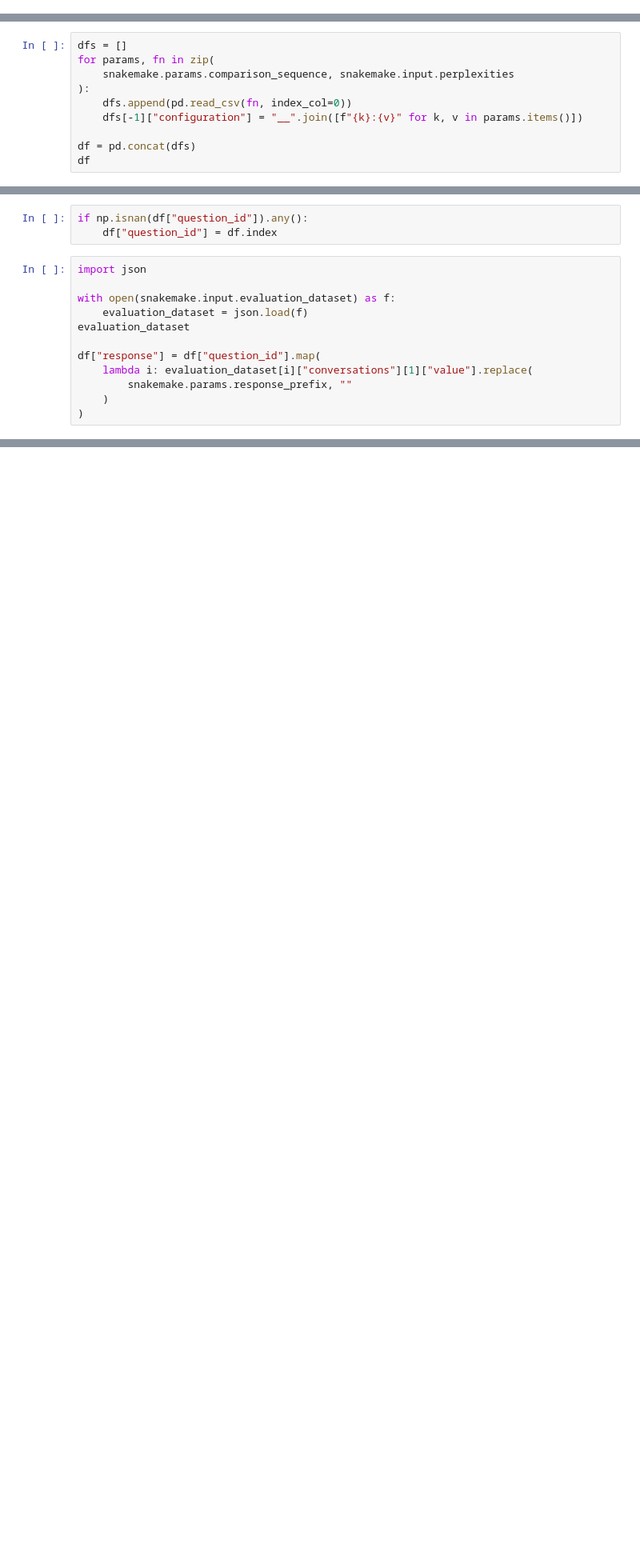
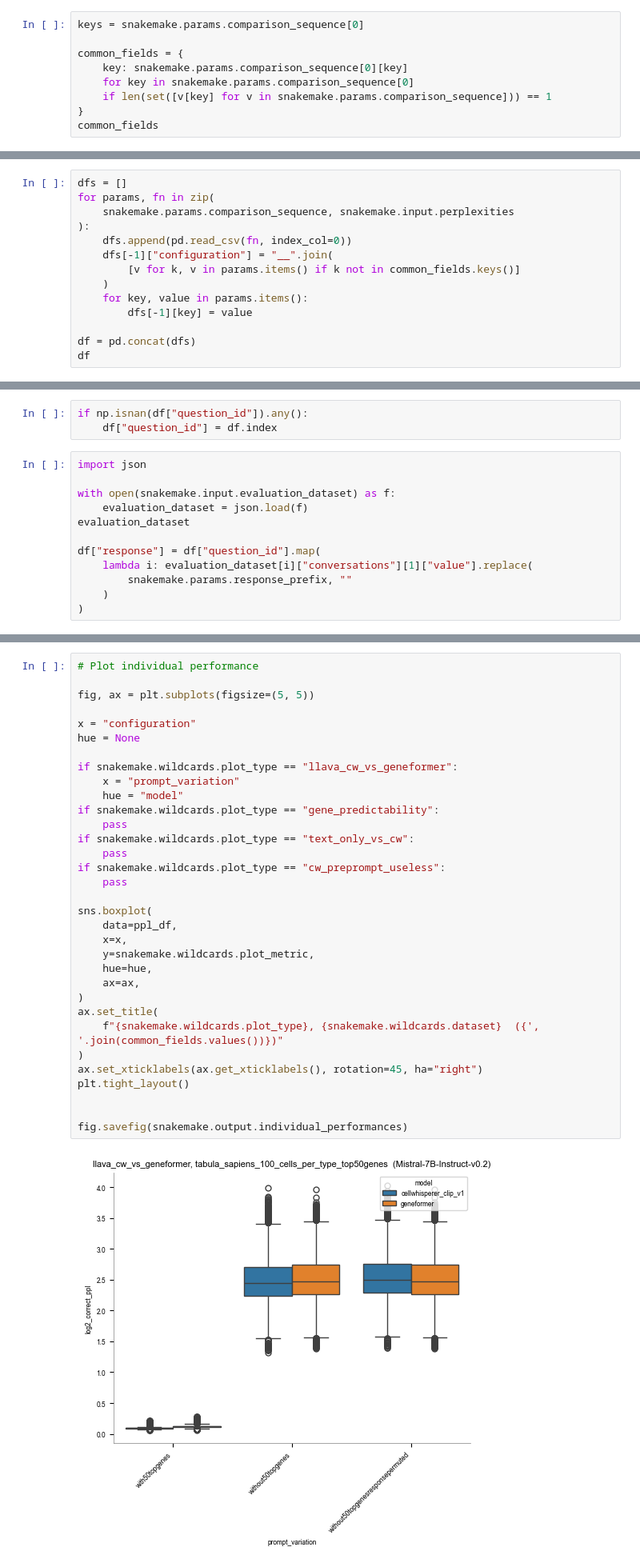
Before and after one commit to epigen/CellWhisperer, a Jupyter notebook: src/figures/notebooks/llava_comparative_perplexity_plots.py.ipynb, the cells around one changed output, grey strips where cells are left out. Shown: that part at 80% size. Drawn from its saved outputs; the diff is of its cells as text; blank space fills up the shorter version.

Commit message:
perplexity plots according to reviewer requests

```diff
--- a/src/figures/notebooks/llava_comparative_perplexity_plots.py.ipynb
+++ b/src/figures/notebooks/llava_comparative_perplexity_plots.py.ipynb
@@ -11,0 +31,9 @@ snakemake.params.comparison_sequence
+# %%
+keys = snakemake.params.comparison_sequence[0]
+
+common_fields = {
+    key: snakemake.params.comparison_sequence[0][key]
+    for key in snakemake.params.comparison_sequence[0]
+    if len(set([v[key] for v in snakemake.params.comparison_sequence])) == 1
+}
+common_fields
@@ -15,7 +45,11 @@ for params, fn in zip(
     snakemake.params.comparison_sequence, snakemake.input.perplexities
 ):
     dfs.append(pd.read_csv(fn, index_col=0))
-    dfs[-1]["configuration"] = "__".join([f"{k}:{v}" for k, v in params.items()])
+    dfs[-1]["configuration"] = "__".join(
+        [v for k, v in params.items() if k not in common_fields.keys()]
+    )
+    for key, value in params.items():
+        dfs[-1][key] = value
 
 df = pd.concat(dfs)
 df
@@ -85,3 +156,38 @@ fig.savefig(snakemake.output.ratios)
+# %%
+# Plot individual performance
+
+fig, ax = plt.subplots(figsize=(5, 5))
+
+x = "configuration"
+hue = None
+
+if snakemake.wildcards.plot_type == "llava_cw_vs_geneformer":
+    x = "prompt_variation"
+    hue = "model"
+if snakemake.wildcards.plot_type == "gene_predictability":
+    pass
+if snakemake.wildcards.plot_type == "text_only_vs_cw":
+    pass
+if snakemake.wildcards.plot_type == "cw_preprompt_useless":
+    pass
+
+sns.boxplot(
+    data=ppl_df,
+    x=x,
+    y=snakemake.wildcards.plot_metric,
+    hue=hue,
+    ax=ax,
+)
+ax.set_title(
+    f"{snakemake.wildcards.plot_type}, {snakemake.wildcards.dataset}  ({', '.join(common_fields.values())})"
+)
+ax.set_xticklabels(ax.get_xticklabels(), rotation=45, ha="right")
+plt.tight_layout()
+
+
+fig.savefig(snakemake.output.individual_performances)
+# %% [output]
+[figure, added]
 # %% [markdown]
 A bit disturbing that Mistral-7B__NONE with top 50 genes (blue) is better than any multimodal LLM.
 Reason though: The negatives (wrong embeddings) as (as well as the positives) in the original Mistral lead to much larger ppls.
```
Also changed, not shown: parts of 11 cells of this notebook, 2 other files.
